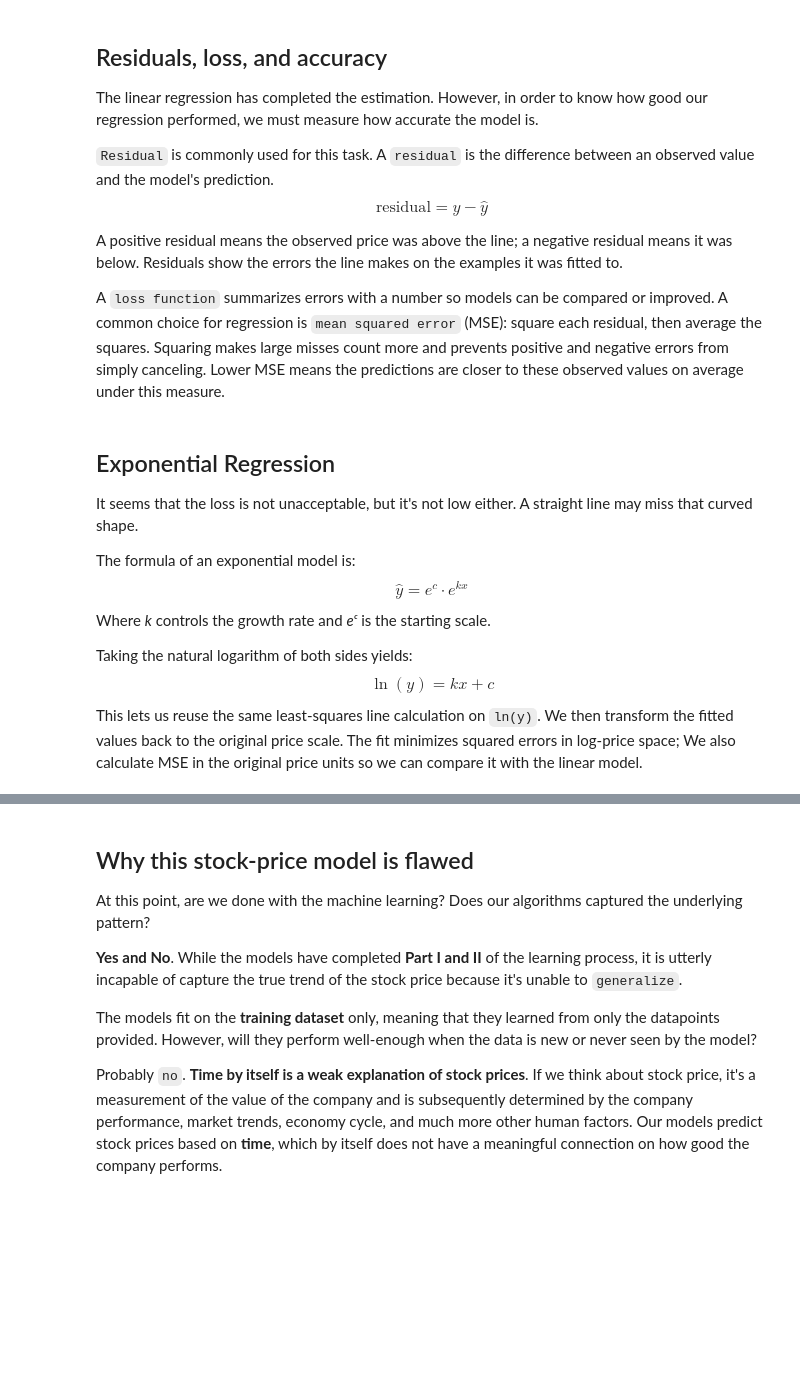
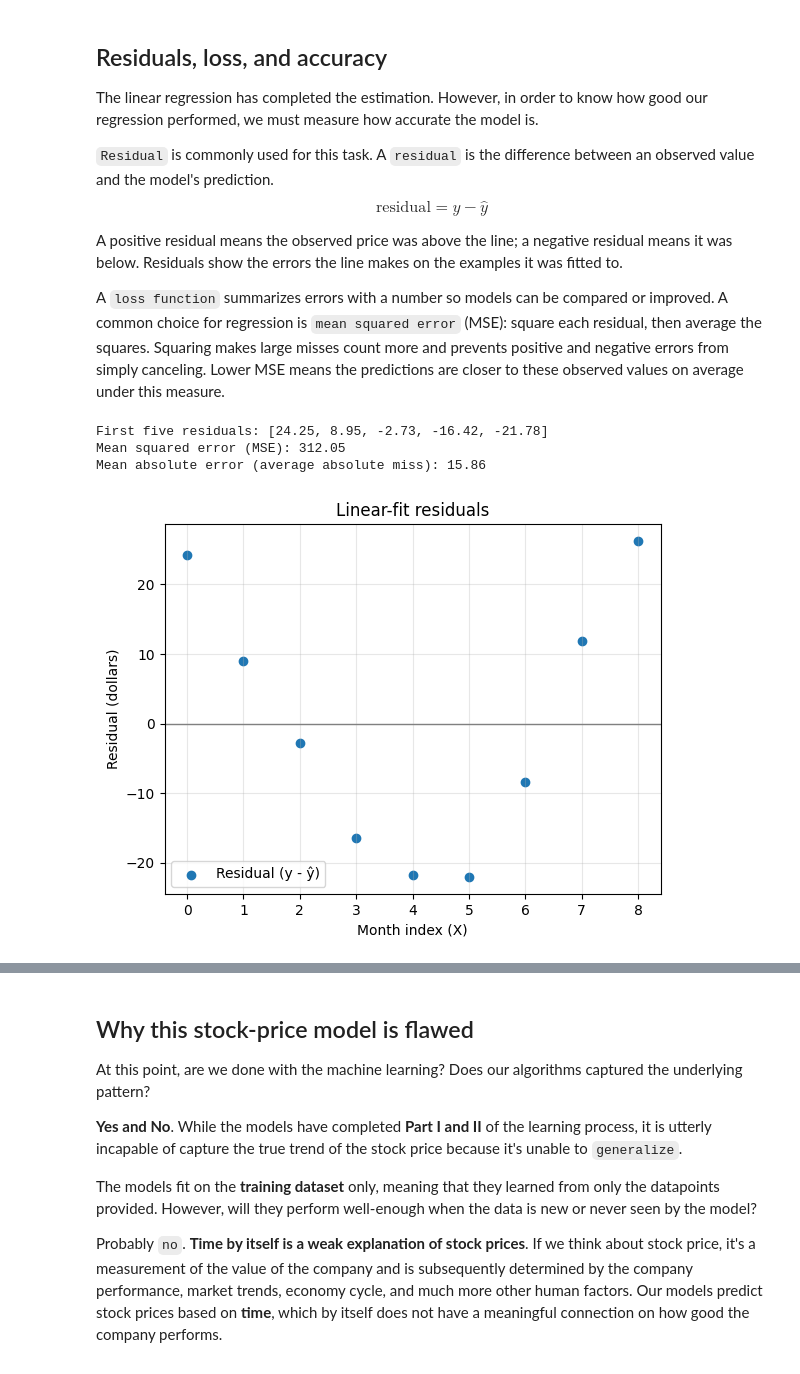
Before and after one commit to prismelt/neural-network-from-scratch, a Jupyter notebook: notebooks/01-introduction-to-machine-learning.ipynb, the cells around one changed output, grey strips where cells are left out. Saved outputs shown, nothing was run; the diff lists cells and outputs as text; code cells hidden in the pictures; blank space fills up the shorter version.

```diff
--- a/notebooks/01-introduction-to-machine-learning.ipynb
+++ b/notebooks/01-introduction-to-machine-learning.ipynb
@@ -158,26 +157,28 @@ A `loss function` summarizes errors with a number so models can be compared or i
 # %%
 residuals = []
 squared_errors = []
 for actual_value, predicted_value in zip(y, predicted_y):
     residual = actual_value - predicted_value
     residuals.append(residual)
     squared_errors.append(residual ** 2)
 
 mean_squared_error = sum(squared_errors) / len(squared_errors)
 mean_absolute_error = sum(abs(residual) for residual in residuals) / len(residuals)
 
 print("First five residuals:", [round(value, 2) for value in residuals[:5]])
 print(f"Mean squared error (MSE): {mean_squared_error:.2f}")
 print(f"Mean absolute error (average absolute miss): {mean_absolute_error:.2f}")
+
+plt.axhline(0, color="gray", linewidth=1)
+plt.scatter(X, residuals, label="Residual (y - ŷ)")
+plt.xlabel("Month index (X)")
+plt.ylabel("Residual (dollars)")
+plt.title("Linear-fit residuals")
+plt.legend()
+plt.grid(True, alpha=0.3)
+plt.show()
+# %% [output]
+First five residuals: [24.25, 8.95, -2.73, -16.42, -21.78]
+Mean squared error (MSE): 312.05
+Mean absolute error (average absolute miss): 15.86
+[figure, added]
-# %% [markdown]
-## Exponential Regression
-
-It seems that the loss is not unacceptable, but it's not low either. A straight line may miss that curved shape.
-
-The formula of an exponential model is:
-$$ \hat{y} = e^c \cdot e^{kx} $$
-Where *k* controls the growth rate and *eᶜ* is the starting scale.
-
-Taking the natural logarithm of both sides yields:
-$$ \ln(y) = kx + c $$
-This lets us reuse the same least-squares line calculation on `ln(y)`. We then transform the fitted values back to the original price scale. The fit minimizes squared errors in log-price space; We also calculate MSE in the original price units so we can compare it with the linear model.
```
Also changed, not shown: parts of 16 cells of this notebook, 5 other files.
